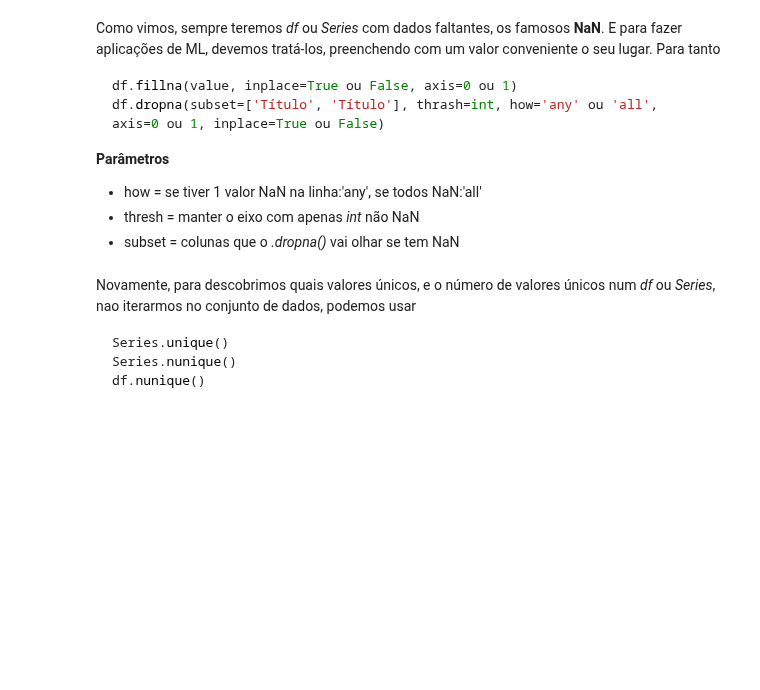
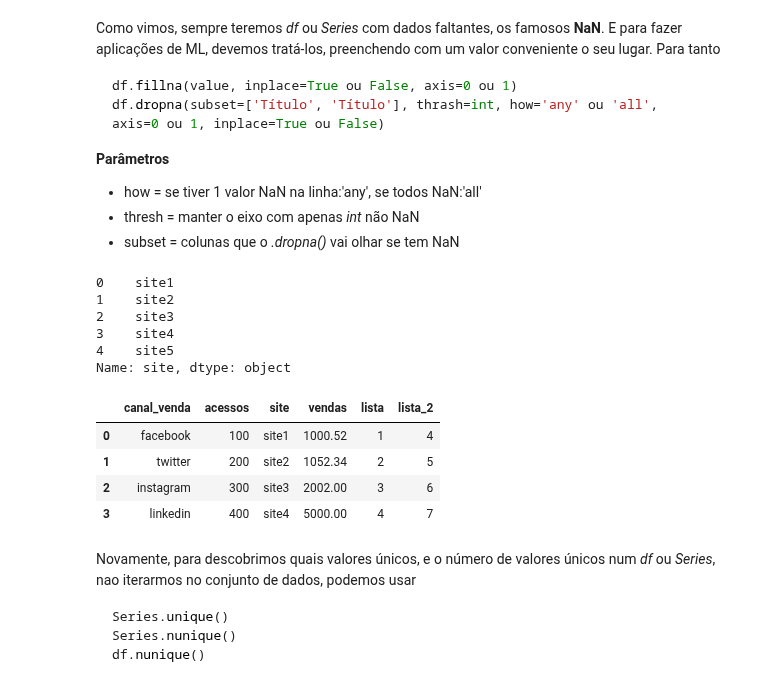
Before and after one commit to mikaelcordeiro/semanas, a Jupyter notebook: Semana_2.ipynb, the cells around one changed output. Saved outputs shown, nothing was run; the diff lists cells and outputs as text; code cells hidden in the pictures; blank space fills up the shorter version.

````diff
--- a/Semana_2.ipynb
+++ b/Semana_2.ipynb
@@ -614,6 +614,23 @@ df.dropna(subset=['Título', 'Título'], thrash=int, how='any' ou 'all', axis=0
 * subset = colunas que o *.dropna()* vai olhar se tem NaN
 # %%
 pd.DataFrame.dropna?
+# %%
+dataframe['site'].fillna('site5')
+# %% [output]
+0    site1
+1    site2
+2    site3
+3    site4
+4    site5
+Name: site, dtype: object
+# %%
+dataframe.dropna()
+# %% [output]
+|  | canal_venda | acessos | site | vendas | lista | lista_2 |
+| 0 | facebook | 100 | site1 | 1000.52 | 1 | 4 |
+| 1 | twitter | 200 | site2 | 1052.34 | 2 | 5 |
+| 2 | instagram | 300 | site3 | 2002.00 | 3 | 6 |
+| 3 | linkedin | 400 | site4 | 5000.00 | 4 | 7 |
 # %% [markdown]
 Novamente, para descobrimos quais valores únicos, e o número de valores únicos num *df* ou *Series*, nao iterarmos no conjunto de dados, podemos usar
 ```python
````
Also changed, not shown: parts of 11 cells of this notebook.
